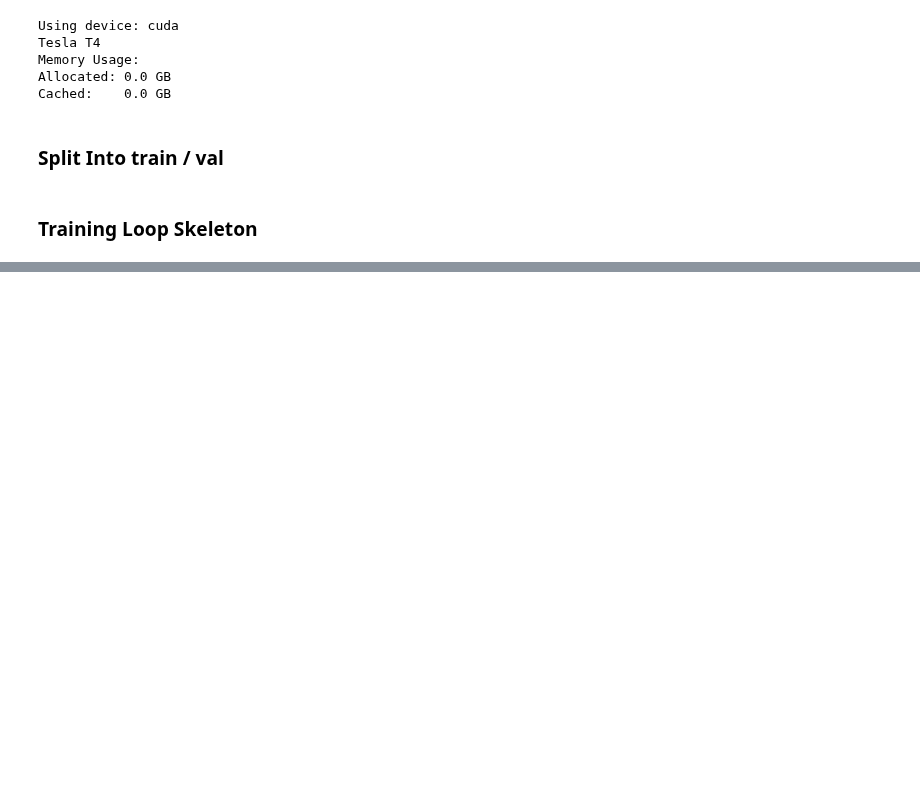
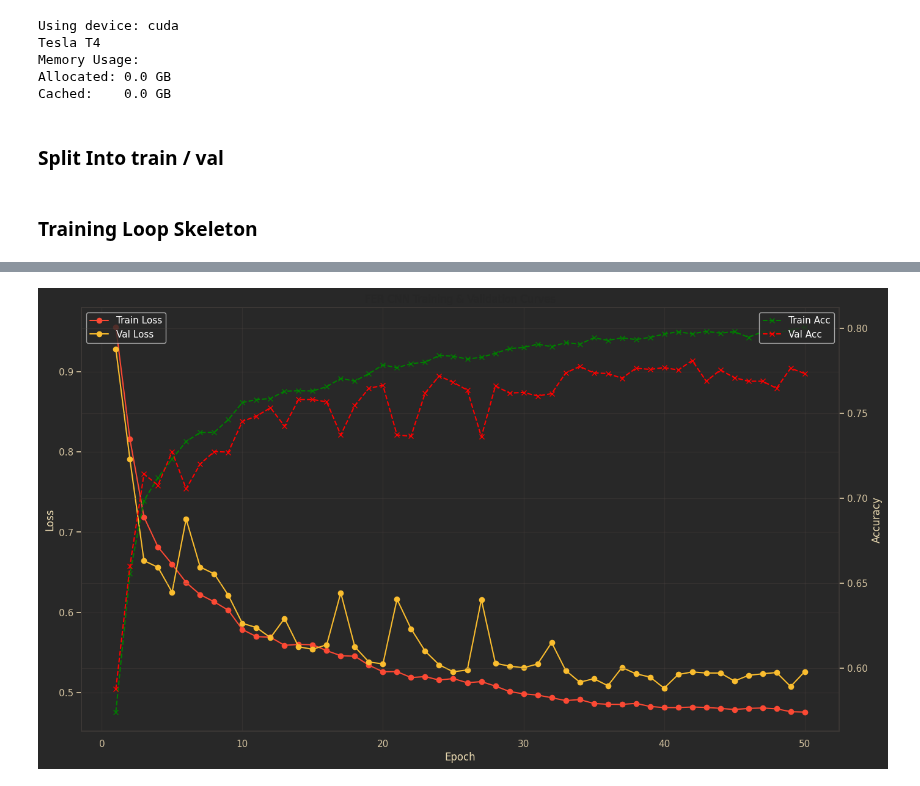
Before and after one commit to 0lekz/mimic-recognition, a Jupyter notebook: mimic-recognition-barebones-fer.ipynb, the cells around one changed output, grey strips where cells are left out. Drawn from its saved outputs; the diff is of its cells as text; code cells hidden in the pictures; blank space fills up the shorter version.

```diff
--- a/mimic-recognition-barebones-fer.ipynb
+++ b/mimic-recognition-barebones-fer.ipynb
@@ -661,46 +661,48 @@ plt.show()
 # %load_ext tensorboard
 # %tensorboard --logdir=/kaggle/working/runs/mimic_exp1
 # %%
-# from tensorboard.backend.event_processing.event_accumulator import EventAccumulator
+from tensorboard.backend.event_processing.event_accumulator import EventAccumulator
 
-# def plot_fer_training_curves(log_dir="/kaggle/working/runs/mimic_exp1"):
-#     event_acc = EventAccumulator(log_dir)
-#     event_acc.Reload()
+def plot_fer_training_curves(log_dir="/kaggle/working/runs/mimic_exp1"):
+    event_acc = EventAccumulator(log_dir)
+    event_acc.Reload()
 
-#     # Scalars
-#     train_loss_events = event_acc.Scalars('Loss/train')
-#     val_loss_events = event_acc.Scalars('Loss/val')
-#     train_acc_events = event_acc.Scalars('Accuracy/train')
-#     val_acc_events = event_acc.Scalars('Accuracy/val')
+    # Scalars
+    train_loss_events = event_acc.Scalars('Loss/train')
+    val_loss_events = event_acc.Scalars('Loss/val')
+    train_acc_events = event_acc.Scalars('Accuracy/train')
+    val_acc_events = event_acc.Scalars('Accuracy/val')
 
-#     # Steps (x-axis = epoch number)
-#     epochs = [e.step+1 for e in train_loss_events]  # assuming step=epoch index starting from 0
+    # Steps (x-axis = epoch number)
+    epochs = [e.step+1 for e in train_loss_events]  # assuming step=epoch index starting from 0
 
-#     # Values
-#     train_loss = [e.value for e in train_loss_events]
-#     val_loss   = [e.value for e in val_loss_events]
-#     train_acc  = [e.value for e in train_acc_events]
-#     val_acc    = [e.value for e in val_acc_events]
+    # Values
+    train_loss = [e.value for e in train_loss_events]
+    val_loss   = [e.value for e in val_loss_events]
+    train_acc  = [e.value for e in train_acc_events]
+    val_acc    = [e.value for e in val_acc_events]
 
-#     # Create figure
-#     fig, ax1 = plt.subplots(figsize=(10,5))
+    # Create figure
+    fig, ax1 = plt.subplots(figsize=(16,9))
 
-#     # Loss curves
-#     ax1.set_xlabel("Epoch")
-#     ax1.set_ylabel("Loss")
-#     ax1.plot(epochs, train_loss, label="Train Loss", marker='o')
-#     ax1.plot(epochs, val_loss, label="Val Loss", marker='o')
-#     ax1.legend(loc='upper left')
+    # Loss curves
+    ax1.set_xlabel("Epoch")
+    ax1.set_ylabel("Loss")
+    ax1.plot(epochs, train_loss, label="Train Loss", marker='o')
+    ax1.plot(epochs, val_loss, label="Val Loss", marker='o')
+    ax1.legend(loc='upper left',  labelcolor='white')
 
-#     # Accuracy on secondary axis
-#     ax2 = ax1.twinx()
-#     ax2.set_ylabel("Accuracy")
-#     ax2.plot(epochs, train_acc, label="Train Acc", linestyle='--', marker='x', color='green')
-#     ax2.plot(epochs, val_acc, label="Val Acc", linestyle='--', marker='x', color='red')
-#     ax2.legend(loc='upper right')
+    # Accuracy on secondary axis
+    ax2 = ax1.twinx()
+    ax2.set_ylabel("Accuracy")
+    ax2.plot(epochs, train_acc, label="Train Acc", linestyle='--', marker='x', color='green')
+    ax2.plot(epochs, val_acc, label="Val Acc", linestyle='--', marker='x', color='red')
+    ax2.legend(loc='upper right',  labelcolor='white')
 
-#     plt.title("FER CNN Training & Validation Curves")
-#     plt.show()
+    plt.title("FER CNN Training & Validation Curves")
+    plt.show()
 
-# # Call the function
-# plot_fer_training_curves()
+# Call the function
+plot_fer_training_curves()
+# %% [output]
+[figure, added]
```
Also changed, not shown: parts of 6 cells of this notebook.
